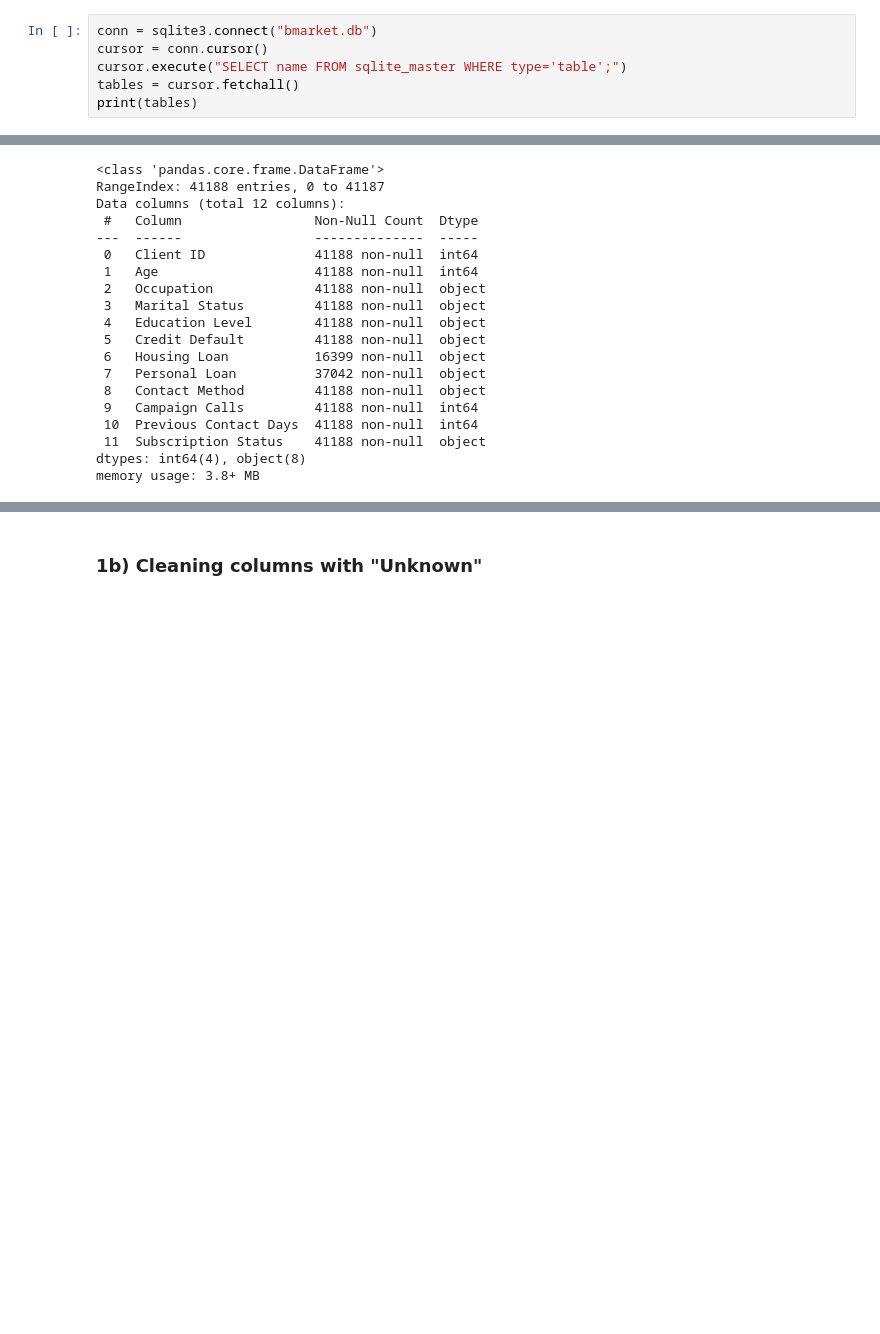
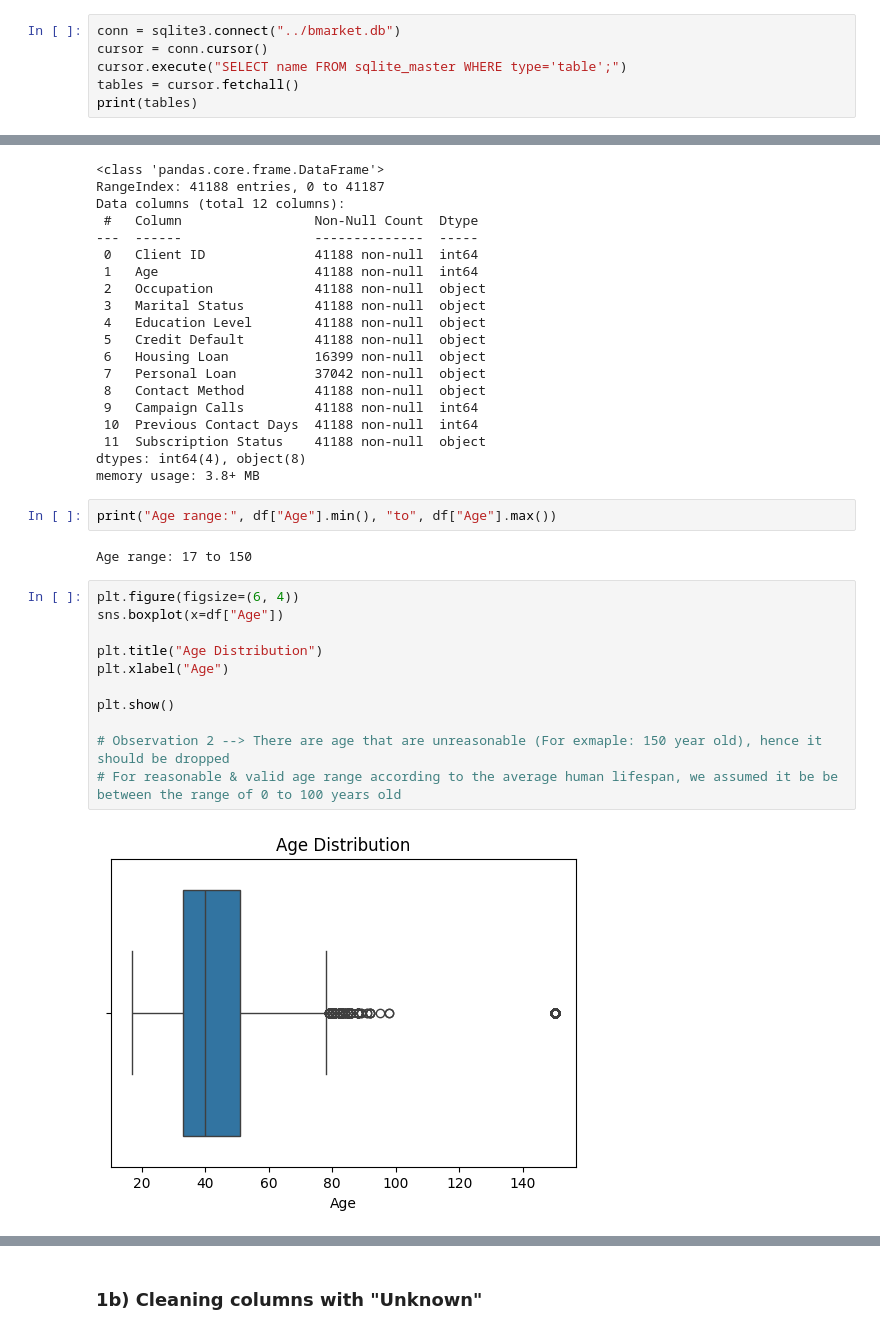
Before and after one commit to axforce100/AI-SOLUTION-DEVELOPMENT-PROJECT, a Jupyter notebook: eda_jx.ipynb, the cells around one changed output, grey strips where cells are left out. Saved outputs shown, nothing was run; the diff lists cells and outputs as text; blank space fills up the shorter version.

```diff
--- a/eda_jx.ipynb
+++ b/eda_jx.ipynb
@@ -5,6 +6,6 @@ import numpy as np
 from matplotlib import pyplot as plt
 # %%
-conn = sqlite3.connect("bmarket.db")
+conn = sqlite3.connect("../bmarket.db")
 cursor = conn.cursor()
 cursor.execute("SELECT name FROM sqlite_master WHERE type='table';")
 tables = cursor.fetchall()
@@ -136,3 +139,20 @@ Data columns (total 12 columns):
  11  Subscription Status    41188 non-null  object
 dtypes: int64(4), object(8)
 memory usage: 3.8+ MB
+# %%
+print("Age range:", df["Age"].min(), "to", df["Age"].max())
+# %% [output]
+Age range: 17 to 150
+# %%
+plt.figure(figsize=(6, 4))
+sns.boxplot(x=df["Age"])
+
+plt.title("Age Distribution")
+plt.xlabel("Age")
+
+plt.show()
+
+# Observation 2 --> There are age that are unreasonable (For exmaple: 150 year old), hence it should be dropped
+# For reasonable & valid age range according to the average human lifespan, we assumed it be be between the range of 0 to 100 years old
+# %% [output]
+[figure, added]
```
Also changed, not shown: parts of 12 cells of this notebook.
